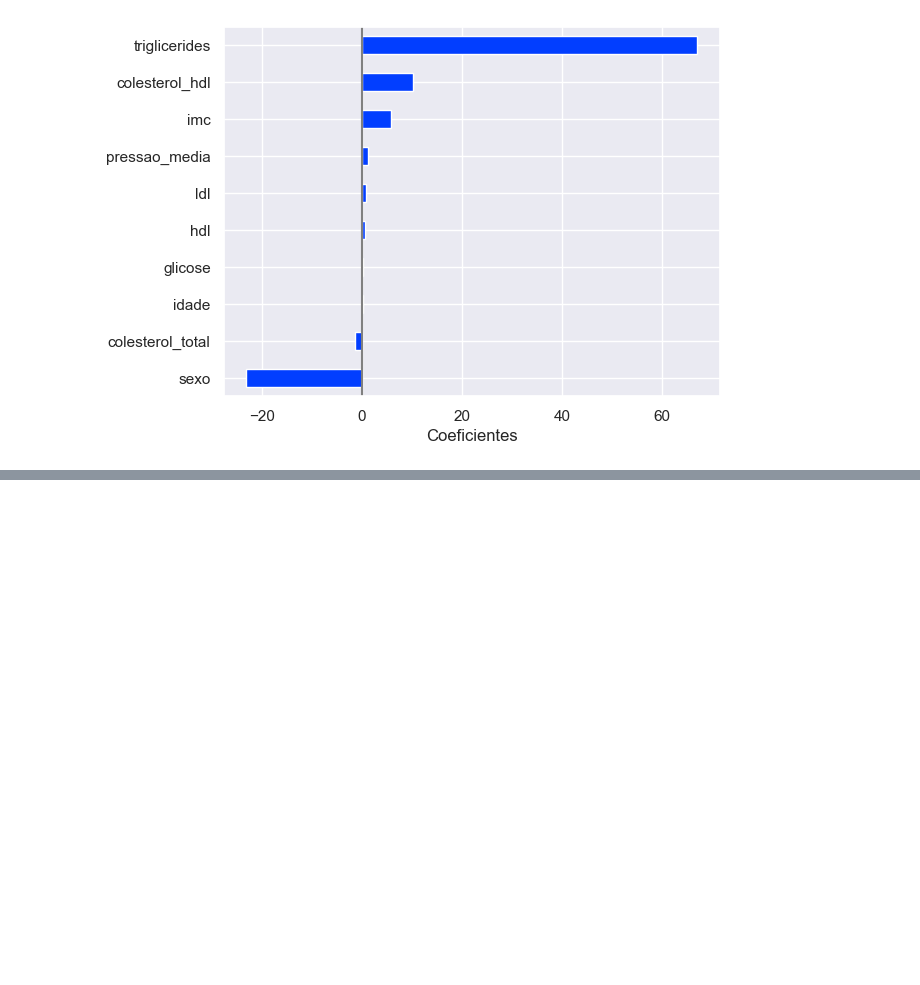
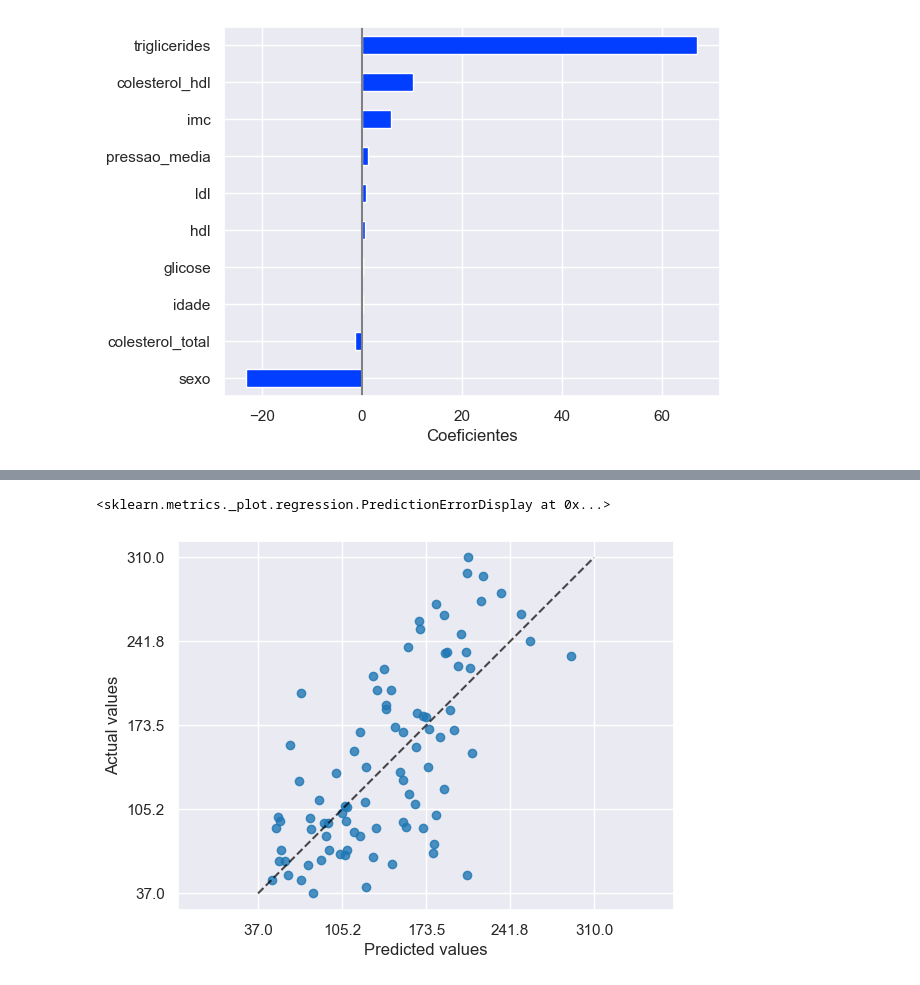
Before and after one commit to juan-Cesnik/Atividade_Regressao, a Jupyter notebook: notebooks/02-fb-eda.ipynb, the cells around one changed output, grey strips where cells are left out. Saved outputs shown, nothing was run; the diff lists cells and outputs as text; code cells hidden in the pictures; blank space fills up the shorter version.

```diff
--- a/notebooks/02-fb-eda.ipynb
+++ b/notebooks/02-fb-eda.ipynb
@@ -194,0 +353,9 @@ plt.show()
+# %%
+PredictionErrorDisplay.from_predictions(
+    y_true=y_test,
+    y_pred=y_pred,
+    kind="actual_vs_predicted",
+)
+# %% [output]
+<sklearn.metrics._plot.regression.PredictionErrorDisplay at 0x...>
+[figure, added]
```
Also changed, not shown: parts of 23 cells of this notebook, 2 other files.
